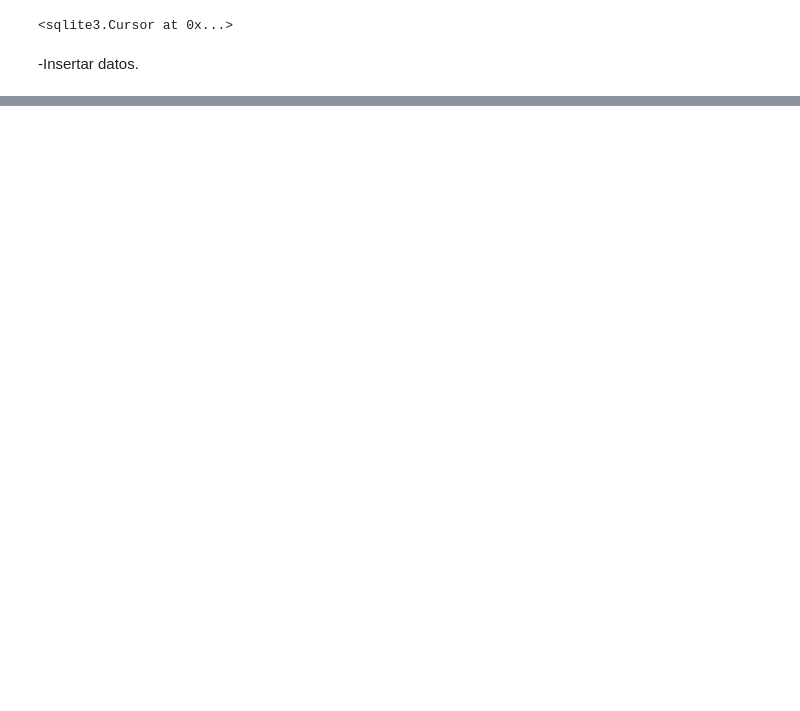
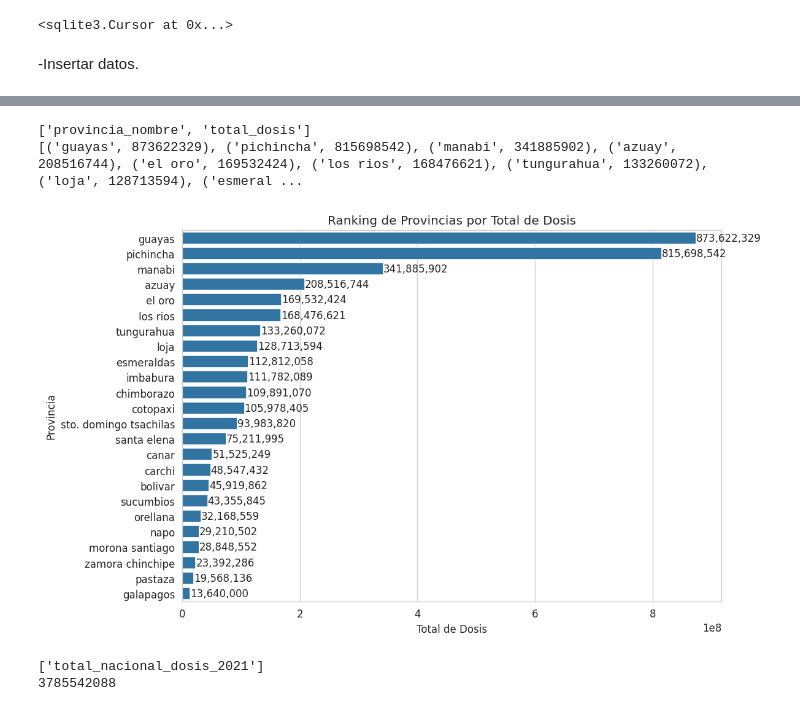
Before and after one commit to es-ship-it/ETL_Project_First_Delivery_Colab, a Jupyter notebook: ETL/datawarehouse_project_first_delivery.ipynb, the cells around one changed output, grey strips where cells are left out. Saved outputs shown, nothing was run; the diff lists cells and outputs as text; code cells hidden in the pictures; blank space fills up the shorter version.

```diff
--- a/ETL/datawarehouse_project_first_delivery.ipynb
+++ b/ETL/datawarehouse_project_first_delivery.ipynb
@@ -511,0 +618,54 @@ connection.close()
+# %%
+#total dosis por provincia a lo largo del año
+cursor.execute('''
+SELECT
+    p.provincia_nombre,
+    SUM(v.dosis_total) AS total_dosis
+FROM fact_vacunacion v
+INNER JOIN dim_provincia p ON v.provincia_id = p.id
+GROUP BY p.provincia_nombre
+ORDER BY total_dosis DESC;''')
+resultado = cursor.fetchall()
+columnas = [desc[0] for desc in cursor.description]
+print(columnas)
+print(resultado)
+
+#----------------------------
+
+df_grafico = pd.DataFrame(resultado, columns=columnas)
+
+plt.figure(figsize=(10,6))
+
+ax = sns.barplot(
+    data=df_grafico,
+    y="provincia_nombre",
+    x="total_dosis"
+)
+
+for i, v in enumerate(df_grafico["total_dosis"]):
+    ax.text(v, i, f"{v:,}", va='center')
+
+plt.title("Ranking de Provincias por Total de Dosis")
+plt.xlabel("Total de Dosis")
+plt.ylabel("Provincia")
+
+plt.tight_layout()
+plt.show()
+# %% [output]
+['provincia_nombre', 'total_dosis']
+[('guayas', 873622329), ('pichincha', 815698542), ('manabi', 341885902), ('azuay', 208516744), ('el oro', 169532424), ('los rios', 168476621), ('tungurahua', 133260072), ('loja', 128713594), ('esmeral ...
+[figure, added]
+# %%
+#total nacioanl de dosis
+cursor.execute('''
+SELECT
+    SUM(v.dosis_total) AS total_nacional_dosis_2021
+FROM fact_vacunacion v
+ORDER BY total_nacional_dosis_2021 DESC;''')
+resultado = cursor.fetchone()[0]
+columnas = [desc[0] for desc in cursor.description]
+print(columnas)
+print(resultado)
+# %% [output]
+['total_nacional_dosis_2021']
+3785542088
```
Also changed, not shown: parts of 30 cells of this notebook.
